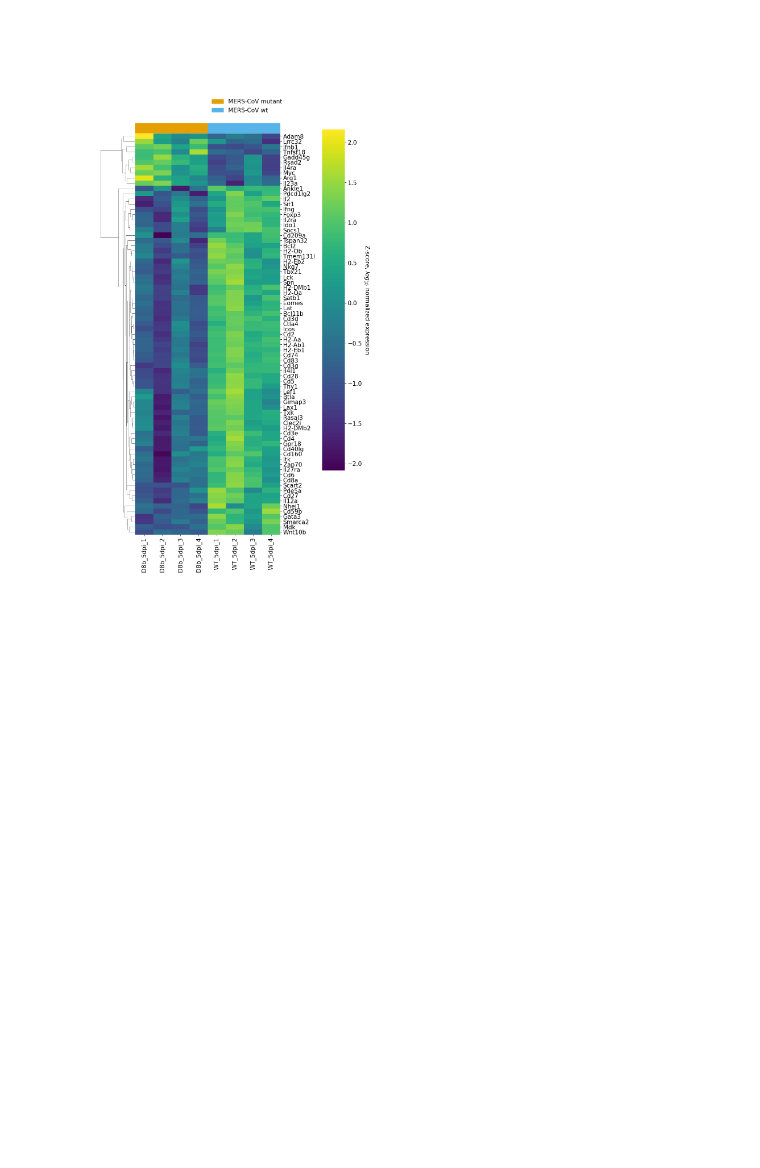
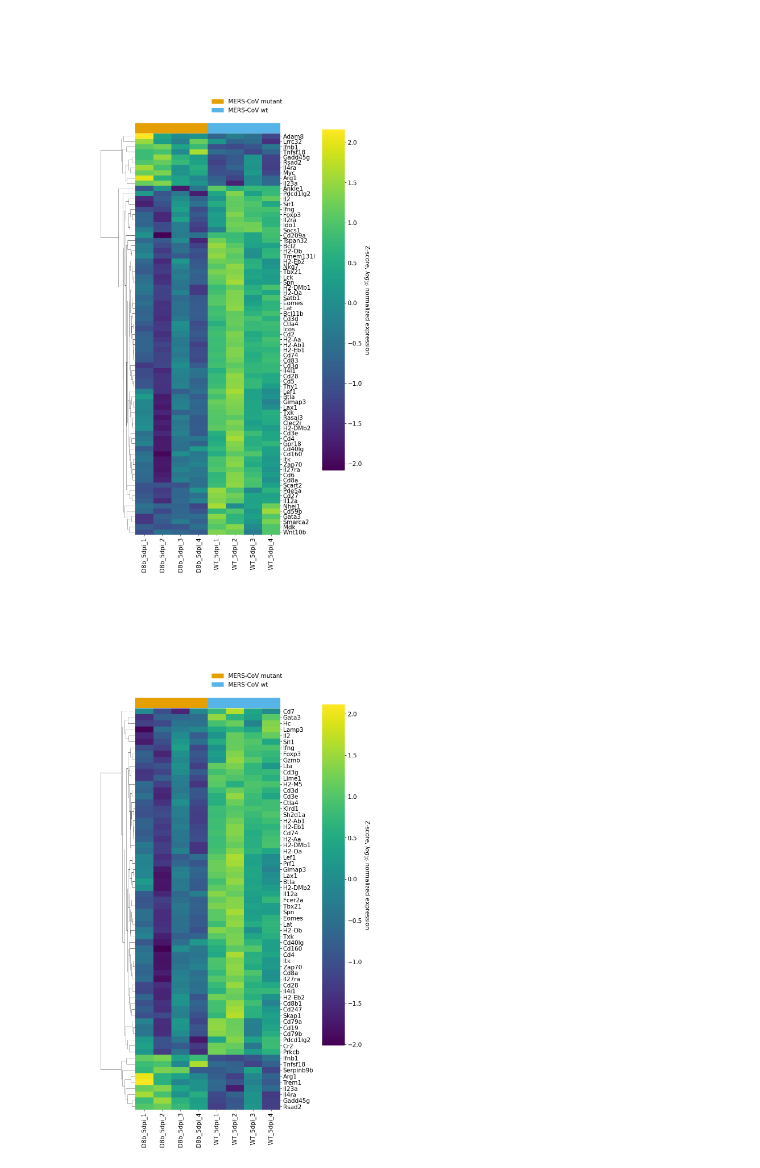
Before and after one commit to wckdouglas/MERS-CoV-mouse, a Jupyter notebook: code/results.ipynb, the cells around one changed output. Saved outputs shown, nothing was run; the diff lists cells and outputs as text; code cells hidden in the pictures; blank space fills up the shorter version.

```diff
--- a/code/results.ipynb
+++ b/code/results.ipynb
@@ -409,9 +411,11 @@ p.savefig(FIGURE_PATH / "5d_heatmap_tcell_activation.tiff", bbox_inches="tight")
 # %%
 p = plot_heatmap(
     "comparison_3",
-    gene_list=pathway_index["GOBP_T_CELL_ACTIVATION"].genes,
+    gene_list=pathway_index["GOBP_ADAPTIVE_IMMUNE_RESPONSE"].genes,
     figsize=(8, 20),
     diff_expr_gene_only=True,
     zscore_normalize=True,
 )
-p.savefig(FIGURE_PATH / "5d_heatmap_tcell_activation.tiff", bbox_inches="tight")
+p.savefig(FIGURE_PATH / "5d_heatmap_adaptive_immune_response.tiff", bbox_inches="tight")
+# %% [output]
+[figure, added]
```
Also changed, not shown: parts of 3 cells of this notebook, 2 other files.
